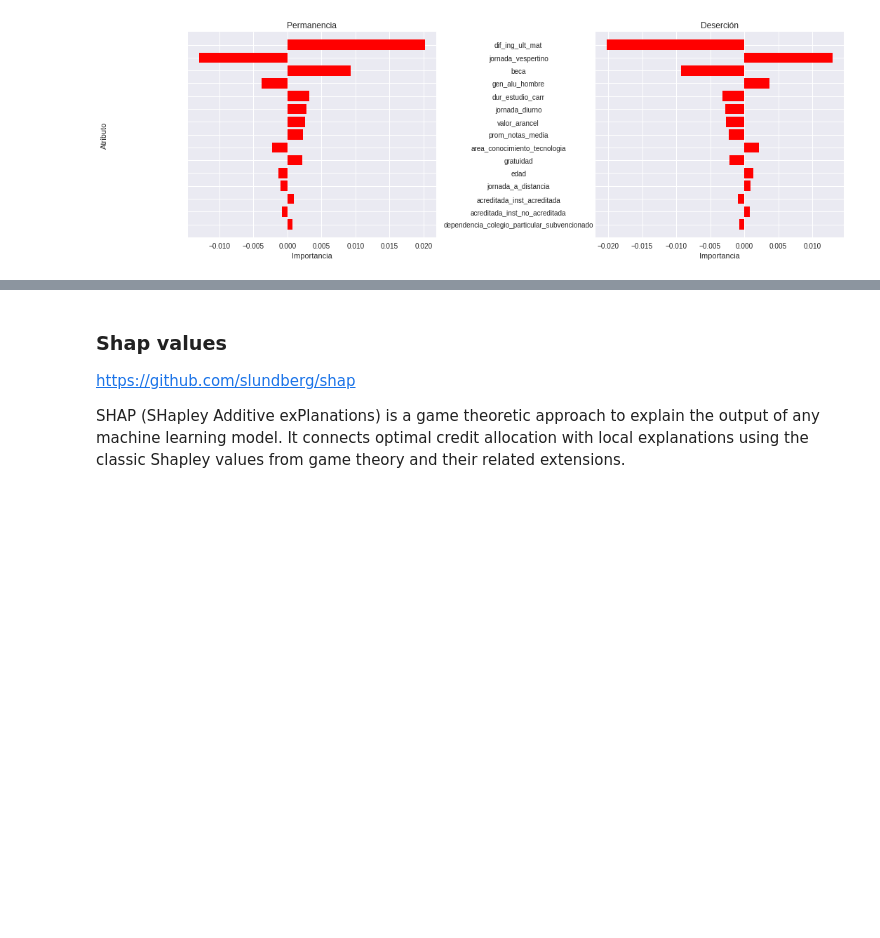
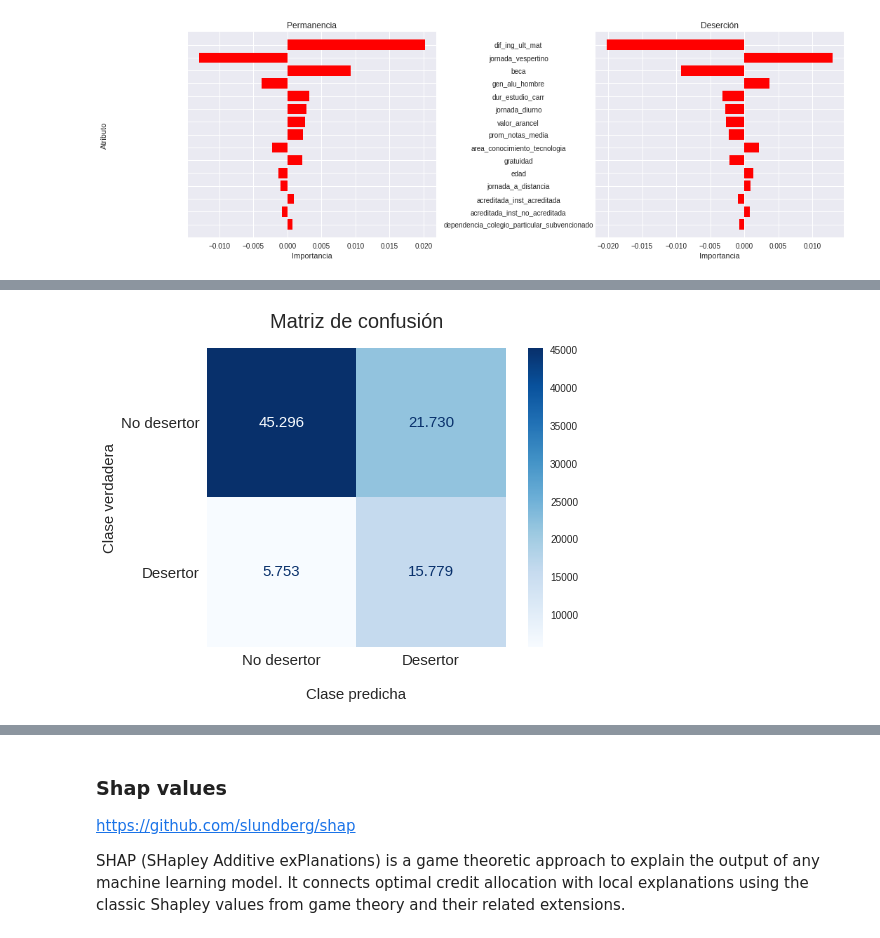
Before and after one commit to GianniCatBug/MDS7201-mineduc-desercion, a Jupyter notebook: notebooks/7-modelos.ipynb, the cells around one changed output, grey strips where cells are left out. Saved outputs shown, nothing was run; the diff lists cells and outputs as text; code cells hidden in the pictures; blank space fills up the shorter version.

```diff
--- a/notebooks/7-modelos.ipynb
+++ b/notebooks/7-modelos.ipynb
@@ -424,0 +451,18 @@ plt.tight_layout()
+# %%
+predictions = search.predict(X_test)
+clases = search.best_estimator_[1].classes_
+cm = confusion_matrix(y_test, predictions, labels=clases)
+disp = ConfusionMatrixDisplay(confusion_matrix=cm, display_labels=clases)
+disp.plot(cmap="Blues", values_format='');
+for labels in disp.text_.ravel():
+    t = labels.get_text()
+    labels.set_text(locale.format_string('%.0f', int(t), grouping=True, monetary=True))
+    labels.set_fontsize(15)
+plt.grid(False);
+plt.title("Matriz de confusión", fontsize=20, pad=20);
+plt.ylabel("Clase verdadera", fontsize=15);
+plt.xlabel("Clase predicha", fontsize=15, labelpad=20);
+plt.yticks([0, 1], ["No desertor", "Desertor"], fontsize=15);
+plt.xticks([0, 1], ["No desertor", "Desertor"], fontsize=15);
+# %% [output]
+[figure, added]
```
Also changed, not shown: parts of 11 cells of this notebook, 1 other file.
